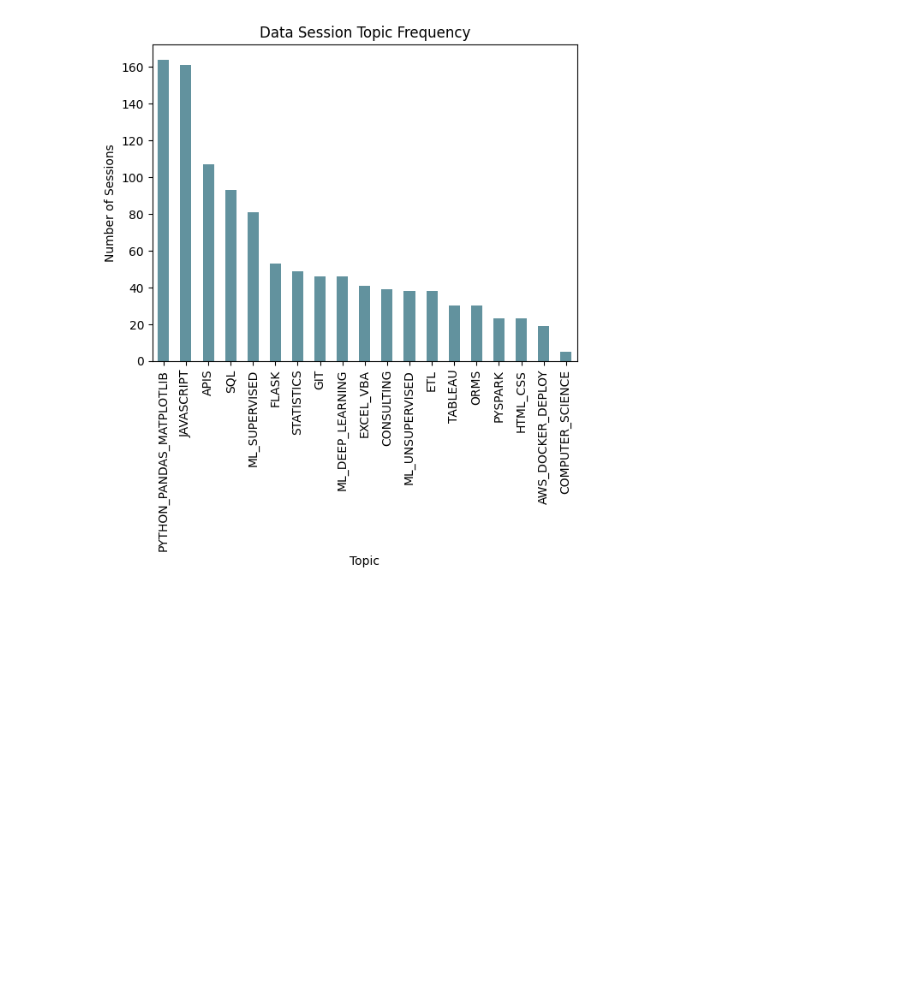
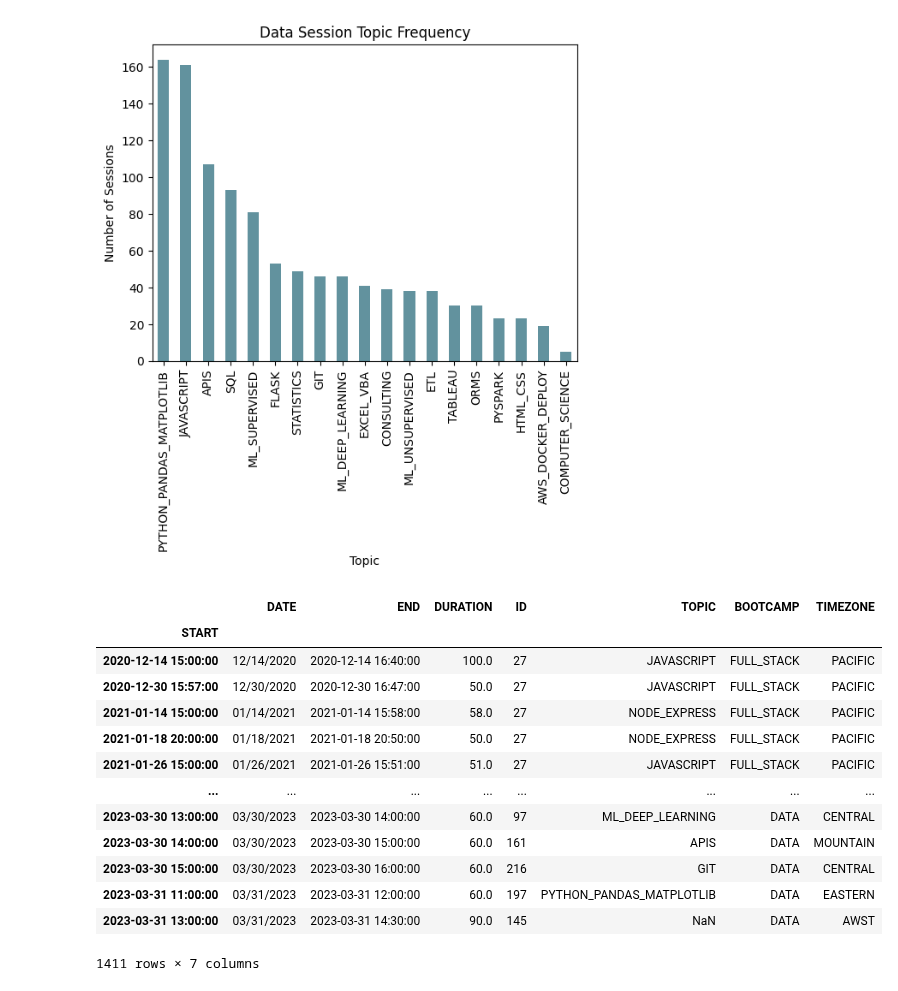
Before and after one commit to de-mark/tutoring_dashboard, a Jupyter notebook: assets/data/data_exploration.ipynb, the cells around one changed output. Saved outputs shown, nothing was run; the diff lists cells and outputs as text; code cells hidden in the pictures; blank space fills up the shorter version.

```diff
--- a/assets/data/data_exploration.ipynb
+++ b/assets/data/data_exploration.ipynb
@@ -170,3 +219,24 @@ for bootcamp in merged_df.BOOTCAMP.unique():
 # %% [output]
 [figure]
 [figure]
+# %%
+merged_df.START = pd.to_datetime(merged_df.START)
+merged_df.END = pd.to_datetime(merged_df.END)
+
+resampled_df = merged_df.set_index("START")
+resampled_df
+# %% [output]
+|  | DATE | END | DURATION | ID | TOPIC | BOOTCAMP | TIMEZONE |
+| START |  |  |  |  |  |  |  |
+| 2020-12-14 15:00:00 | 12/14/2020 | 2020-12-14 16:40:00 | 100.0 | 27 | JAVASCRIPT | FULL_STACK | PACIFIC |
+| 2020-12-30 15:57:00 | 12/30/2020 | 2020-12-30 16:47:00 | 50.0 | 27 | JAVASCRIPT | FULL_STACK | PACIFIC |
+| 2021-01-14 15:00:00 | 01/14/2021 | 2021-01-14 15:58:00 | 58.0 | 27 | NODE_EXPRESS | FULL_STACK | PACIFIC |
+| 2021-01-18 20:00:00 | 01/18/2021 | 2021-01-18 20:50:00 | 50.0 | 27 | NODE_EXPRESS | FULL_STACK | PACIFIC |
+| 2021-01-26 15:00:00 | 01/26/2021 | 2021-01-26 15:51:00 | 51.0 | 27 | JAVASCRIPT | FULL_STACK | PACIFIC |
+| ... | ... | ... | ... | ... | ... | ... | ... |
+| 2023-03-30 13:00:00 | 03/30/2023 | 2023-03-30 14:00:00 | 60.0 | 97 | ML_DEEP_LEARNING | DATA | CENTRAL |
+| 2023-03-30 14:00:00 | 03/30/2023 | 2023-03-30 15:00:00 | 60.0 | 161 | APIS | DATA | MOUNTAIN |
+| 2023-03-30 15:00:00 | 03/30/2023 | 2023-03-30 16:00:00 | 60.0 | 216 | GIT | DATA | CENTRAL |
+| 2023-03-31 11:00:00 | 03/31/2023 | 2023-03-31 12:00:00 | 60.0 | 197 | PYTHON_PANDAS_MATPLOTLIB | DATA | EASTERN |
+| 2023-03-31 13:00:00 | 03/31/2023 | 2023-03-31 14:30:00 | 90.0 | 145 | NaN | DATA | AWST |
+1411 rows × 7 columns
```
Also changed, not shown: parts of 5 cells of this notebook.
